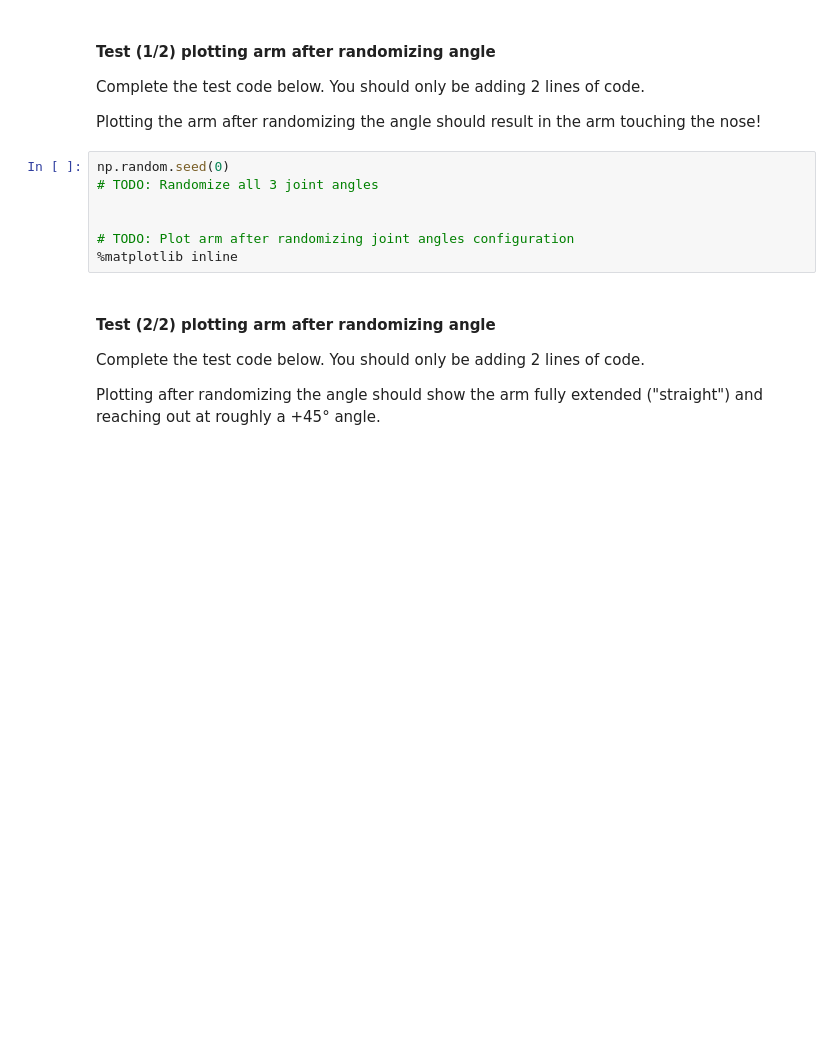
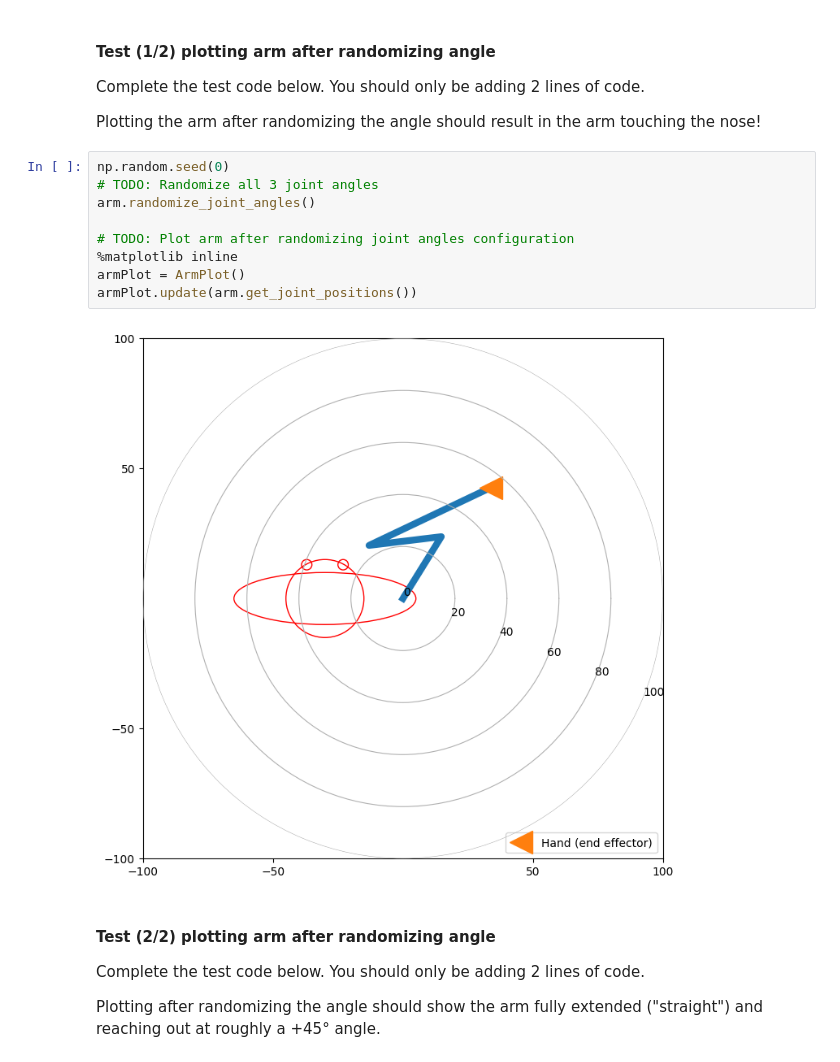
Before and after one commit to mqwen24/CS443_Projects, a Jupyter notebook: p3/jointed_model_arm.ipynb, the cells around one changed output. Cells and saved outputs as stored; diff of their text form; blank space fills up the shorter version.

```diff
--- a/p3/jointed_model_arm.ipynb
+++ b/p3/jointed_model_arm.ipynb
@@ -217,10 +231,14 @@ Plotting the arm after randomizing the angle should result in the arm touching t
 # %%
 np.random.seed(0)
 # TODO: Randomize all 3 joint angles
-
+arm.randomize_joint_angles()
 
 # TODO: Plot arm after randomizing joint angles configuration
 %matplotlib inline
+armPlot = ArmPlot()
+armPlot.update(arm.get_joint_positions())
+# %% [output]
+[figure, added]
 # %% [markdown]
 #### Test (2/2) plotting arm after randomizing angle
 
```
Also changed, not shown: parts of 4 cells of this notebook.
